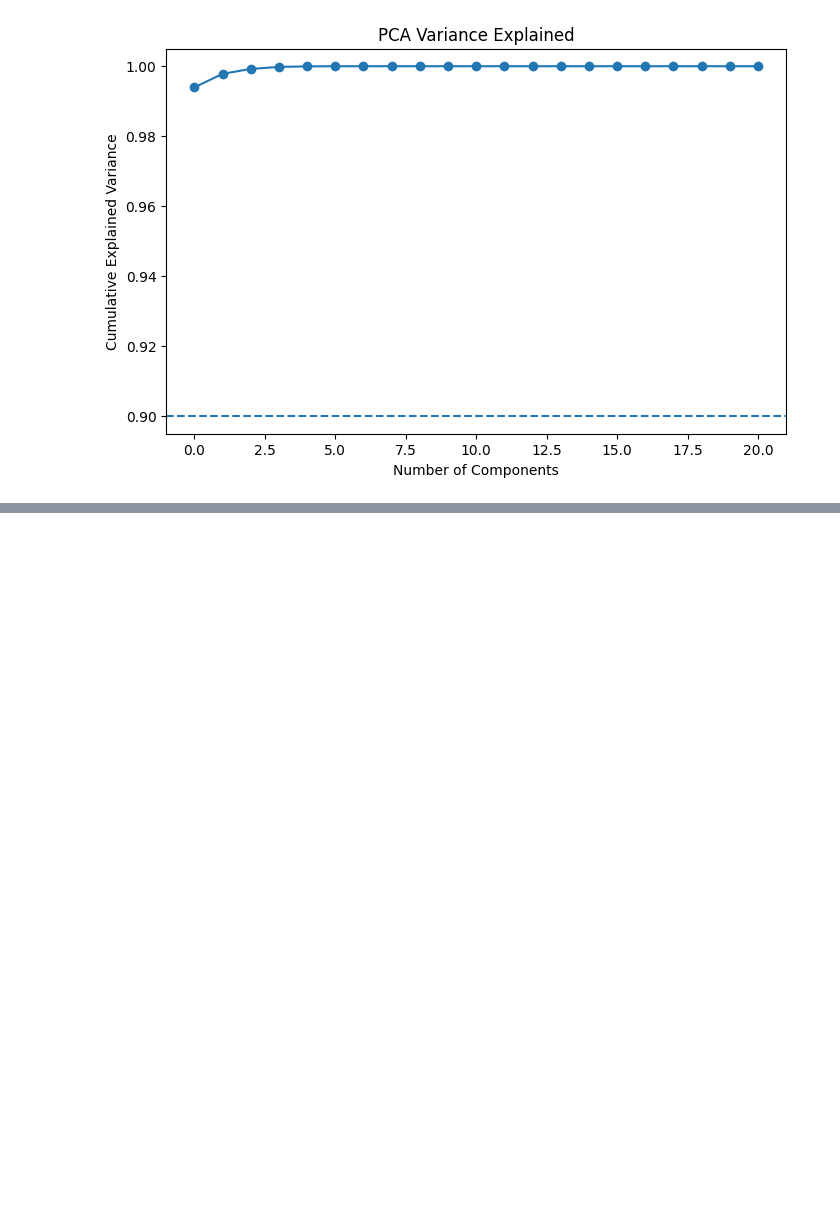
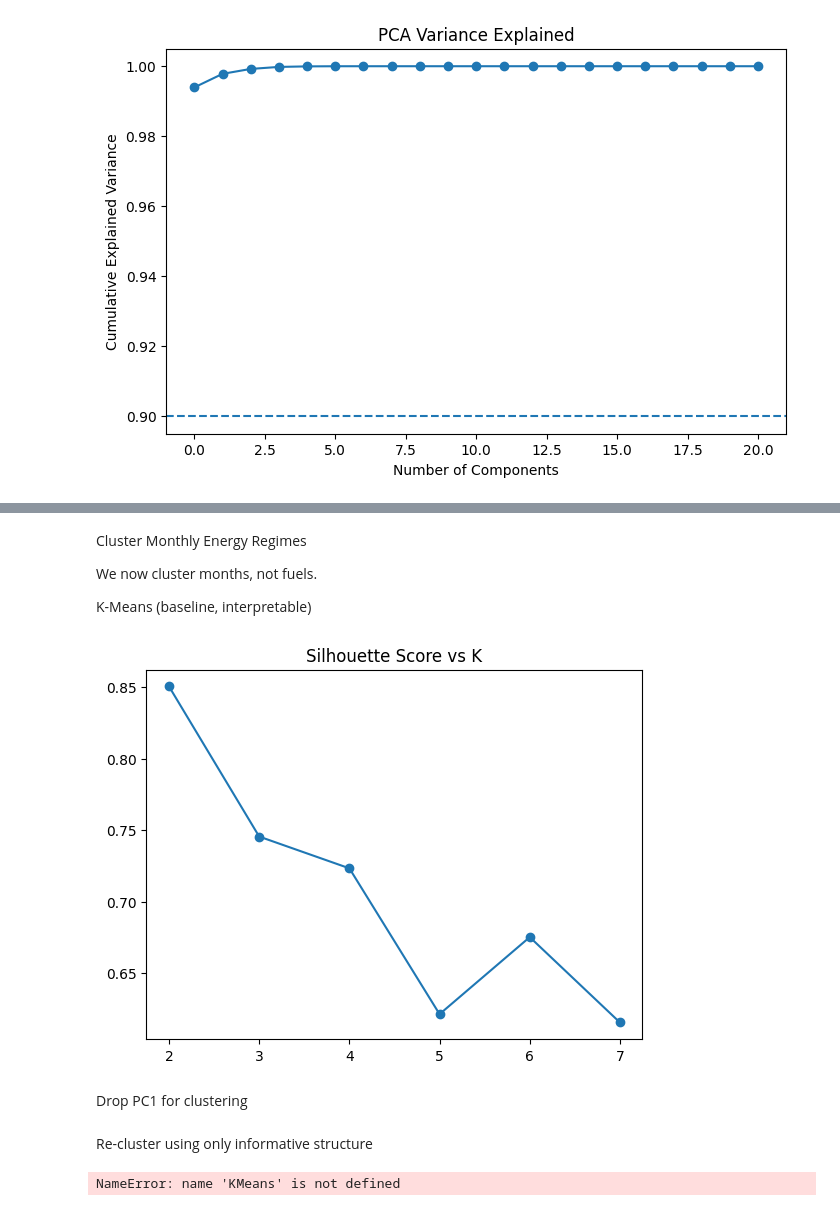
Before and after one commit to Nehemiahmageto/Unsupervised-Discovery-of-U.S.-Electricity-Consumption-Regimes-2015-2024-, a Jupyter notebook: model_2.ipynb, the cells around one changed output, grey strips where cells are left out. Cells and saved outputs as stored; diff of their text form; code cells hidden in the pictures; blank space fills up the shorter version.

```diff
--- a/model_2.ipynb
+++ b/model_2.ipynb
@@ -176,0 +294,30 @@ plt.show()
+# %% [markdown]
+Cluster Monthly Energy Regimes
+
+We now cluster months, not fuels.
+
+K-Means (baseline, interpretable)
+# %%
+from sklearn.cluster import KMeans
+from sklearn.metrics import silhouette_score
+
+sil_scores = {}
+
+for k in range(2,8):
+    km = KMeans(n_clusters=k, random_state=42, n_init=20)
+    labels = km.fit_predict(X_pca[:, :4])
+    sil_scores[k] = silhouette_score(X_pca[:, :4], labels)
+
+pd.Series(sil_scores).plot(marker="o", title="Silhouette Score vs K")
+plt.show()
+# %% [output]
+[figure, added]
+# %% [markdown]
+Drop PC1 for clustering
+# %% [markdown]
+Re-cluster using only informative structure
+# %%
+kmeans = KMeans(n_clusters=3, random_state=42, n_init=20)
+labels = kmeans.fit_predict(X_reduced)
+# %% [output]
+NameError: name 'KMeans' is not defined
```
Also changed, not shown: parts of 5 cells of this notebook.
